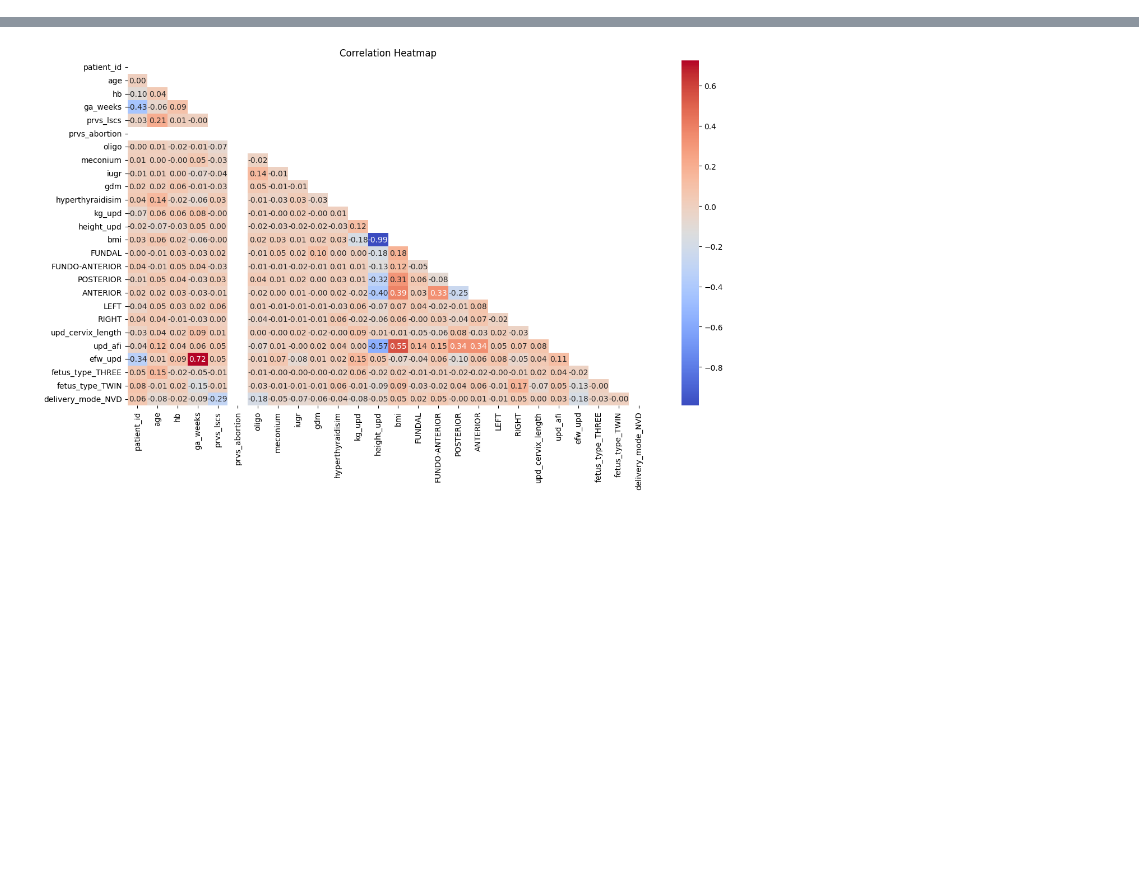
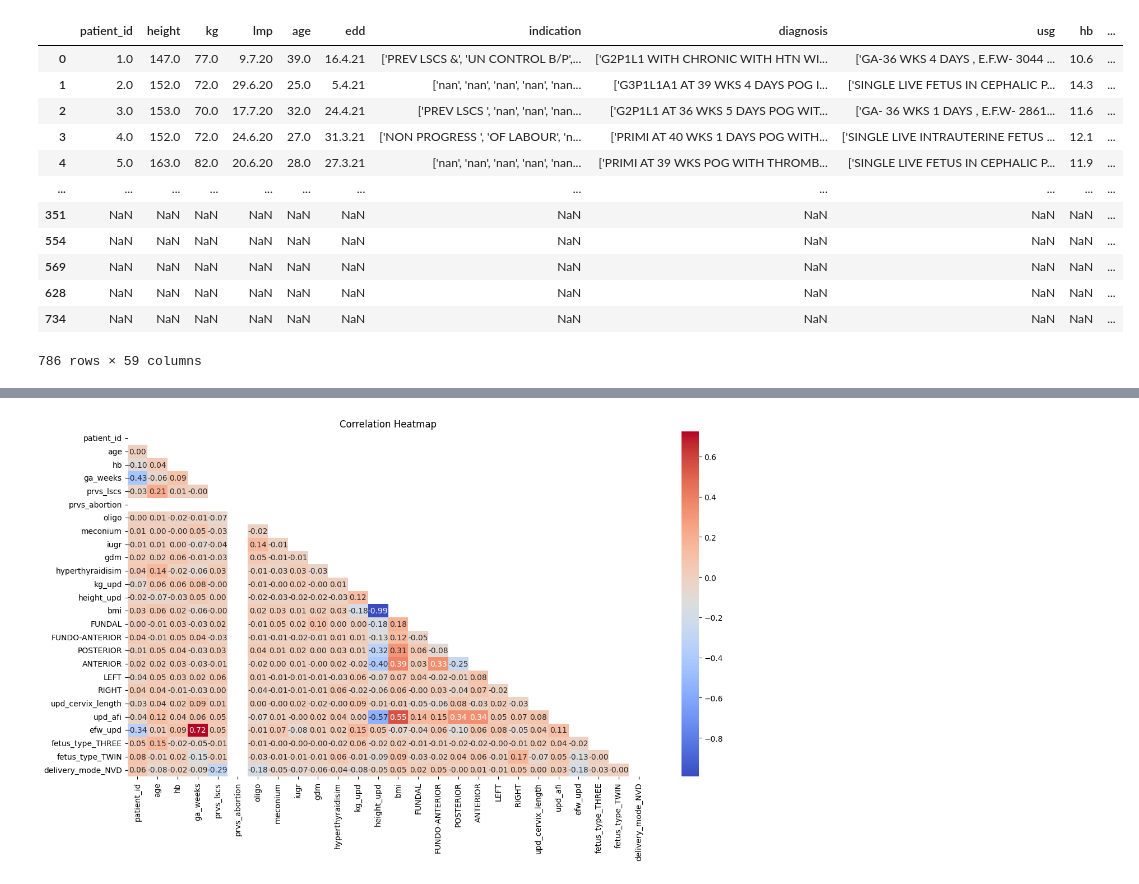
Before and after one commit to PriyabrataThatoi/SUM_DeliveryMode, a Jupyter notebook: data_exploration.ipynb, the cells around one changed output, grey strips where cells are left out. Cells and saved outputs as stored; diff of their text form; code cells hidden in the pictures; blank space fills up the shorter version.

```diff
--- a/data_exploration.ipynb
+++ b/data_exploration.ipynb
@@ -1,3 +342,19 @@
+# %%
+df
+# %% [output]
+|  | patient_id | height | kg | lmp | age | edd | indication | diagnosis | usg | hb | ... |
+| 0 | 1.0 | 147.0 | 77.0 | 9.7.20 | 39.0 | 16.4.21 | ['PREV LSCS &', 'UN CONTROL B/P',... | ['G2P1L1 WITH CHRONIC WITH HTN WI... | ['GA-36 WKS 4 DAYS , E.F.W- 3044 ... | 10.6 | ... |
+| 1 | 2.0 | 152.0 | 72.0 | 29.6.20 | 25.0 | 5.4.21 | ['nan', 'nan', 'nan', 'nan', 'nan... | ['G3P1L1A1 AT 39 WKS 4 DAYS POG I... | ['SINGLE LIVE FETUS IN CEPHALIC P... | 14.3 | ... |
+| 2 | 3.0 | 153.0 | 70.0 | 17.7.20 | 32.0 | 24.4.21 | ['PREV LSCS ', 'nan', 'nan', 'nan... | ['G2P1L1 AT 36 WKS 5 DAYS POG WIT... | ['GA- 36 WKS 1 DAYS , E.F.W- 2861... | 11.6 | ... |
+| 3 | 4.0 | 152.0 | 72.0 | 24.6.20 | 27.0 | 31.3.21 | ['NON PROGRESS ', 'OF LABOUR', 'n... | ['PRIMI AT 40 WKS 1 DAYS POG WITH... | ['SINGLE LIVE INTRAUTERINE FETUS ... | 12.1 | ... |
+| 4 | 5.0 | 163.0 | 82.0 | 20.6.20 | 28.0 | 27.3.21 | ['nan', 'nan', 'nan', 'nan', 'nan... | ['PRIMI AT 39 WKS POG WITH THROMB... | ['SINGLE LIVE FETUS IN CEPHALIC P... | 11.9 | ... |
+| ... | ... | ... | ... | ... | ... | ... | ... | ... | ... | ... | ... |
+| 351 | NaN | NaN | NaN | NaN | NaN | NaN | NaN | NaN | NaN | NaN | ... |
+| 554 | NaN | NaN | NaN | NaN | NaN | NaN | NaN | NaN | NaN | NaN | ... |
+| 569 | NaN | NaN | NaN | NaN | NaN | NaN | NaN | NaN | NaN | NaN | ... |
+| 628 | NaN | NaN | NaN | NaN | NaN | NaN | NaN | NaN | NaN | NaN | ... |
+| 734 | NaN | NaN | NaN | NaN | NaN | NaN | NaN | NaN | NaN | NaN | ... |
+786 rows × 59 columns
 # %%
 # read the file : df
 
```
Also changed, not shown: parts of 12 cells of this notebook.
